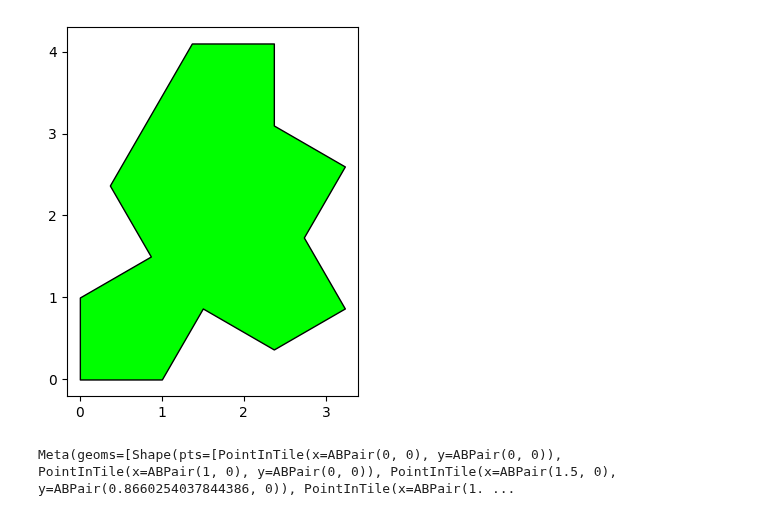
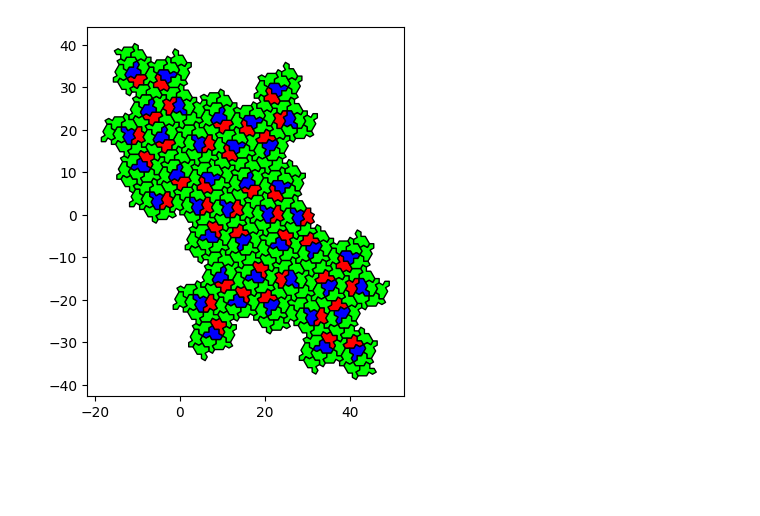
Before and after one commit to nj-vs-vh/funbin, a Jupyter notebook: scripts/aperiodic_monotile.ipynb, the cells around one changed output. Drawn from its saved outputs; the diff is of its cells as text; code cells hidden in the pictures; blank space fills up the shorter version.

```diff
--- a/scripts/aperiodic_monotile.ipynb
+++ b/scripts/aperiodic_monotile.ipynb
@@ -17,29 +17,25 @@ def iterate(n: int):
 # %%
 fig, ax = plt.subplots()
 
 colormap = {
     "single": [0.0, 1.0, 0.0],
     "unflipped": [1.0, 0.0, 0.0],
     "flipped": [0.0, 0.0, 1.0],
 }
 
-state = iterate(0)
+state = iterate(3)
 labeled_polygons = state.H7.as_polygons(1.0, 1.0)
 
 pc = PolyCollection(
     [p.verts for p, _ in labeled_polygons],
     facecolors=[colormap[label] for _, label in labeled_polygons],
     edgecolors="black",
     # linewidth=0.3,
     # facecolors="none",
 )
 ax.clear()
 ax.add_collection(pc)
 ax.set_aspect("equal")
 Box.bounding_all([p for p, _ in labeled_polygons]).resized(1.1).fit_axes(ax)
 # %% [output]
-[figure, old version]
+[figure, new version]
-# %%
-state.H7
-# %% [output]
-Meta(geoms=[Shape(pts=[PointInTile(x=ABPair(0, 0), y=ABPair(0, 0)), PointInTile(x=ABPair(1, 0), y=ABPair(0, 0)), PointInTile(x=ABPair(1.5, 0), y=ABPair(0.8660254037844386, 0)), PointInTile(x=ABPair(1. ...
```
Also changed, not shown: parts of 4 cells of this notebook, 5 other files.
